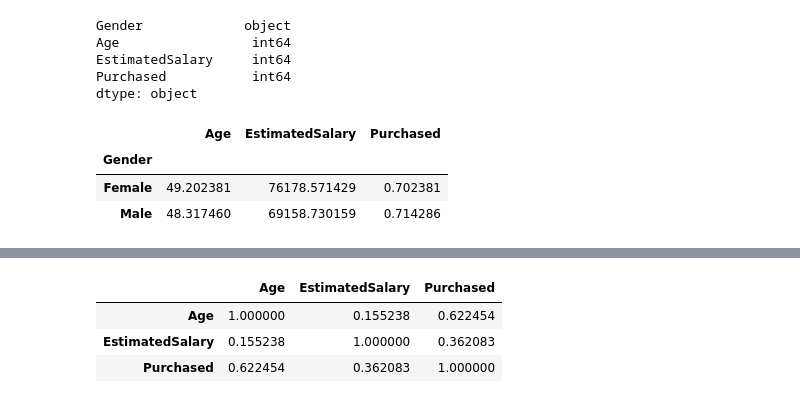
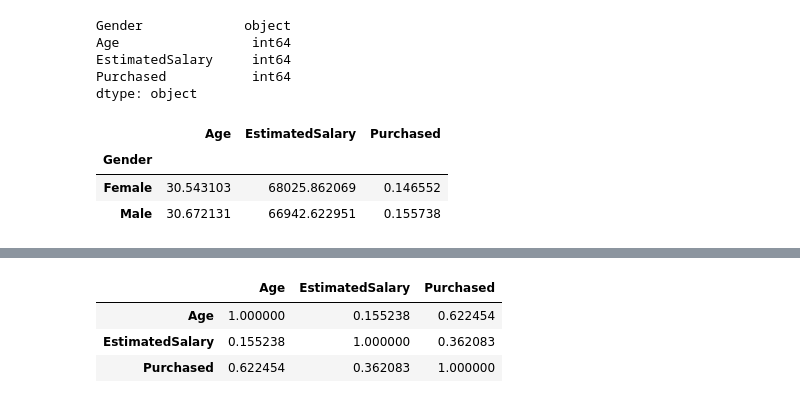
Before and after one commit to juneedpk/vscode-jupyter, a Jupyter notebook: eda.ipynb, the cells around one changed output, grey strips where cells are left out. Cells and saved outputs as stored; diff of their text form; code cells hidden in the pictures.

```diff
--- a/eda.ipynb
+++ b/eda.ipynb
@@ -91,12 +91,12 @@ EstimatedSalary     int64
 Purchased           int64
 dtype: object
 # %%
-ads2[ads2['Age']>40].groupby(['Gender']).mean()
+ads2[ads2['Age']<40].groupby(['Gender']).mean()
 # %% [output]
 |  | Age | EstimatedSalary | Purchased |
 | Gender |  |  |  |
-| Female | 49.202381 | 76178.571429 | 0.702381 |
-| Male | 48.317460 | 69158.730159 | 0.714286 |
+| Female | 30.543103 | 68025.862069 | 0.146552 |
+| Male | 30.672131 | 66942.622951 | 0.155738 |
 # %%
 sns.boxplot(ads2['EstimatedSalary'])
 # %% [output]
```
Also changed, not shown: parts of 6 cells of this notebook.
